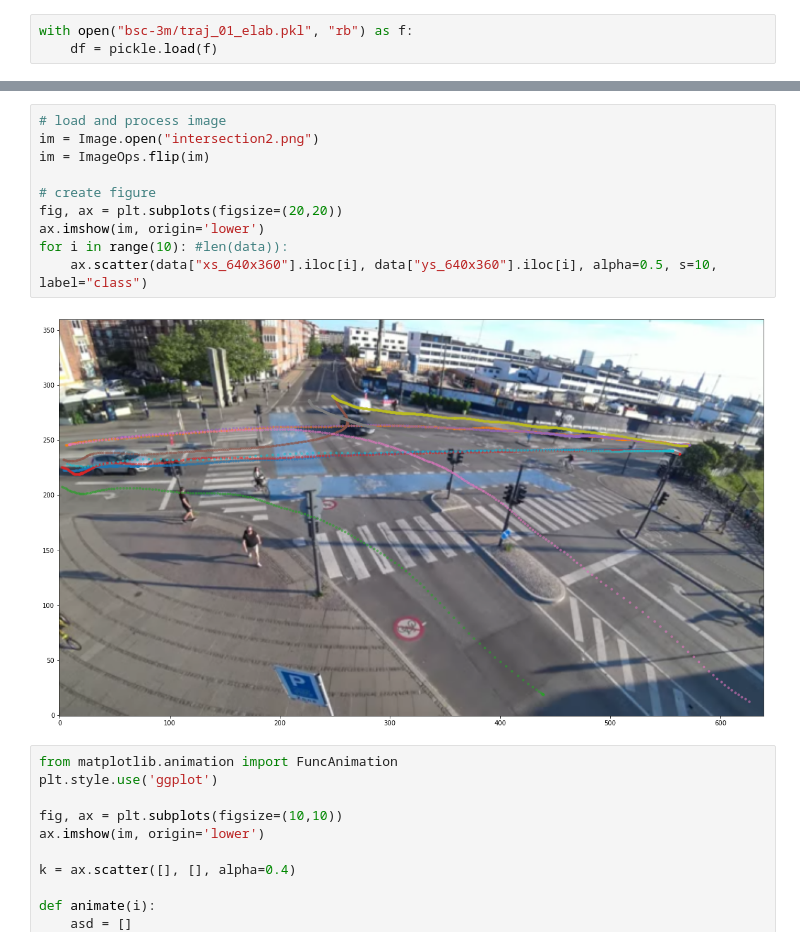
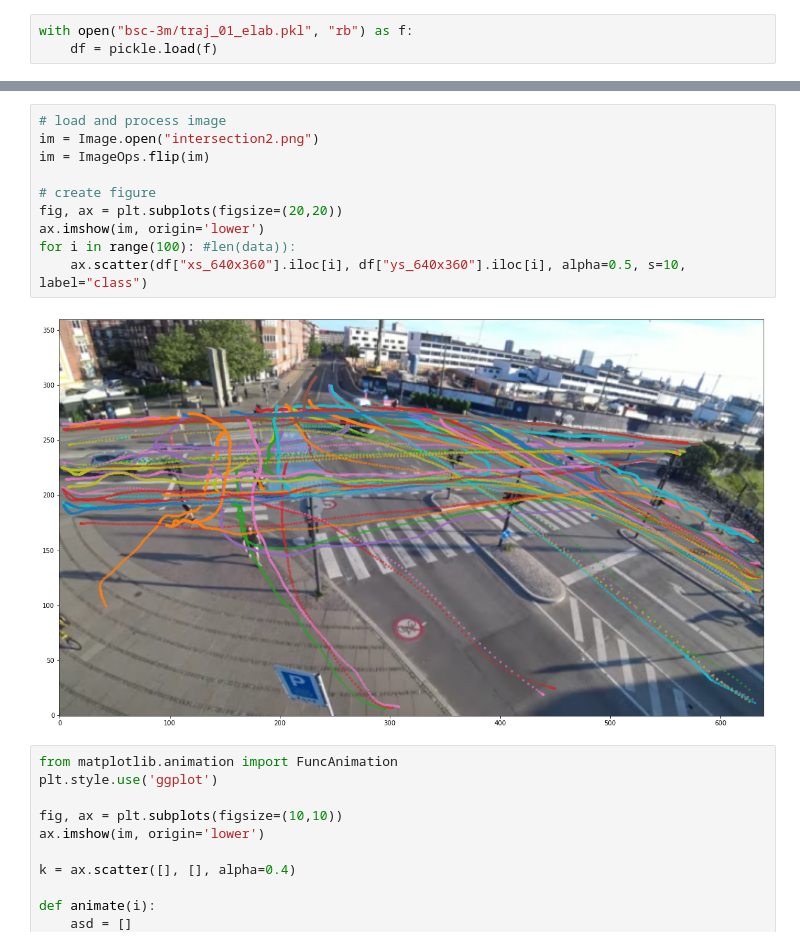
Before and after one commit to Marcus-Friis/CycleCV, a Jupyter notebook: Untitled.ipynb, the cells around one changed output, grey strips where cells are left out. Drawn from its saved outputs; the diff is of its cells as text.

```diff
--- a/Untitled.ipynb
+++ b/Untitled.ipynb
@@ -15,15 +34,15 @@ data = data.loc[data['class'] == 'Car'] # select cars
 # %%
 # load and process image
 im = Image.open("intersection2.png")
 im = ImageOps.flip(im)
 
 # create figure
 fig, ax = plt.subplots(figsize=(20,20))
 ax.imshow(im, origin='lower')
-for i in range(10): #len(data)):
-    ax.scatter(data["xs_640x360"].iloc[i], data["ys_640x360"].iloc[i], alpha=0.5, s=10, label="class")
+for i in range(100): #len(data)):
+    ax.scatter(df["xs_640x360"].iloc[i], df["ys_640x360"].iloc[i], alpha=0.5, s=10, label="class")
 # %% [output]
-[figure, old version]
+[figure, new version]
 # %%
 from matplotlib.animation import FuncAnimation
 plt.style.use('ggplot')
```
Also changed, not shown: parts of 2 cells of this notebook.
